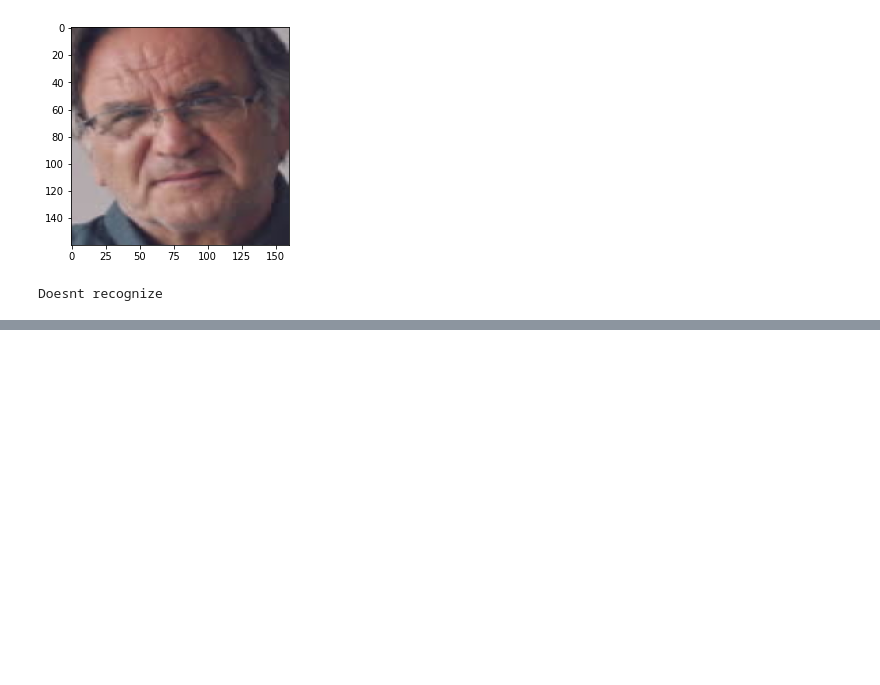
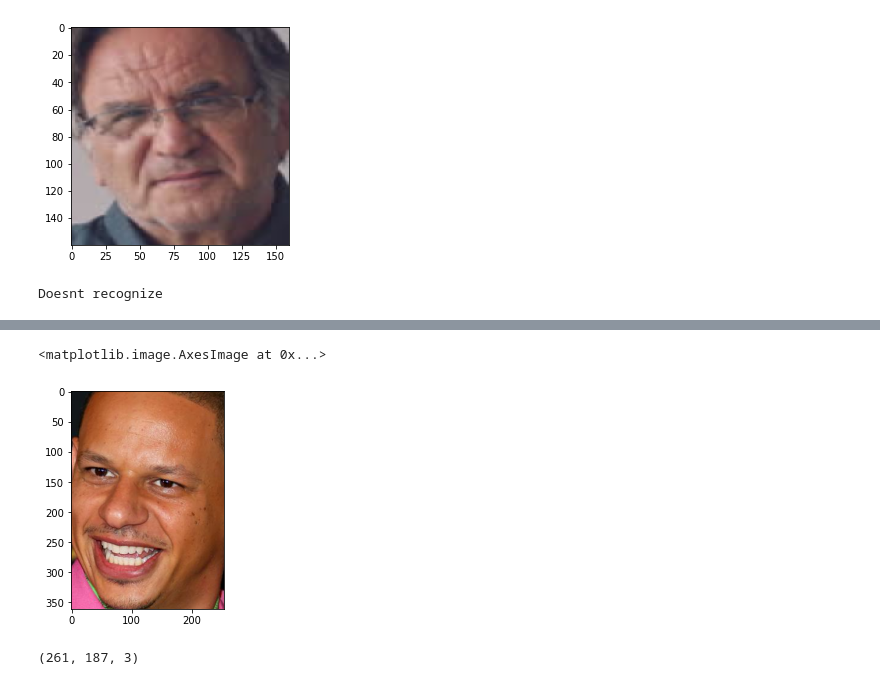
Before and after one commit to mozarik/bangkit-capstone-CAP0166, a Jupyter notebook: BIG-GIANT/big_main.ipynb, the cells around one changed output, grey strips where cells are left out. Cells and saved outputs as stored; diff of their text form; code cells hidden in the pictures; blank space fills up the shorter version.

```diff
--- a/BIG-GIANT/big_main.ipynb
+++ b/BIG-GIANT/big_main.ipynb
@@ -48,0 +67,10 @@ Doesnt recognize
+# %%
+import mtcnn
+detector = mtcnn.MTCNN()
+x = detector.detect_faces(img)
+x1, y1, width, height = x[0]['box']
+x1, y1 = abs(x1) , abs(y1)
+x2, y2 = x1 + width , y1 + height
+face = img[y1:y2 , x1:x2]
+plt.imshow(face)
+# %% [output]
@@ -48,0 +80,6 @@ Doesnt recognize
+<matplotlib.image.AxesImage at 0x...>
+[figure, added]
+# %%
+face.shape
+# %% [output]
+(261, 187, 3)
```
Also changed, not shown: parts of 9 cells of this notebook, 32 other files.
